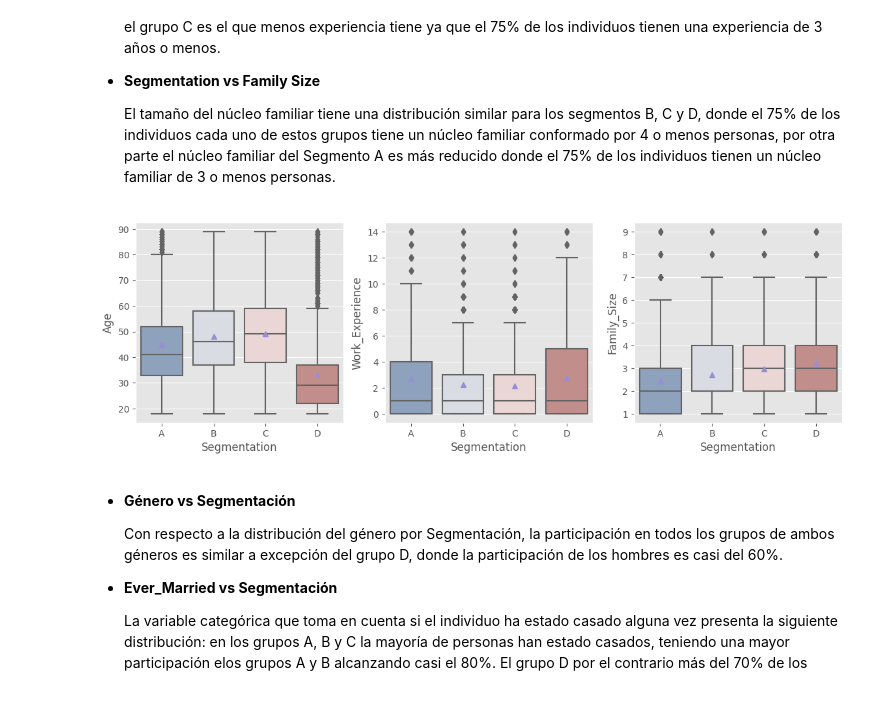
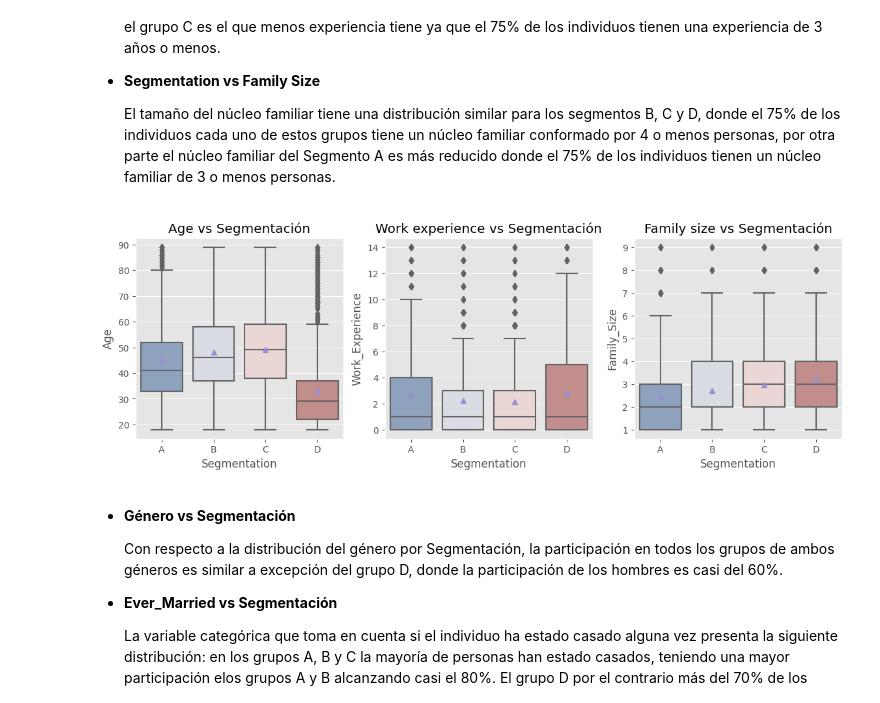
Before and after one commit to maryyuliana/fundamentos_I, a Jupyter notebook: Proyecto.ipynb, the cells around one changed output. Cells and saved outputs as stored; diff of their text form; code cells hidden in the pictures.

```diff
--- a/Proyecto.ipynb
+++ b/Proyecto.ipynb
@@ -299,21 +300,21 @@ DESCRIPCIÓN VARIABLES NUMÉRICAS VS VARIABLE DEPENDIENTE
   El tamaño del núcleo familiar tiene una distribución similar para los segmentos B, C y D, donde el 75% de los individuos cada uno de estos grupos tiene un núcleo familiar conformado por 4 o menos personas, por otra parte el núcleo familiar del Segmento A es más reducido donde el 75% de los individuos tienen un núcleo familiar de 3 o menos personas.
 # %%
 fig, (ax1 ,ax2, ax3) = plt.subplots(1,3, figsize = (14,4))
-sns.boxplot(data = train, x = 'Segmentation', y = 'Age',order = train.Segmentation.sort_values().unique(), ax = ax1, showmeans = True, palette = 'vlag')
-sns.boxplot(data = train, x = 'Segmentation', y = 'Work_Experience', order = train.Segmentation.sort_values().unique(), ax = ax2, showmeans = True,palette="vlag")
-sns.boxplot(data = train, x = 'Segmentation', y = 'Family_Size', order = train.Segmentation.sort_values().unique(), ax = ax3, showmeans = True, palette="vlag")
+sns.boxplot(data = train, x = 'Segmentation', y = 'Age',order = train.Segmentation.sort_values().unique(), ax = ax1, showmeans = True, palette = 'vlag').set(title='Age vs Segmentación')
+sns.boxplot(data = train, x = 'Segmentation', y = 'Work_Experience', order = train.Segmentation.sort_values().unique(), ax = ax2, showmeans = True,palette="vlag").set(title='Work experience vs Segmentación')
+sns.boxplot(data = train, x = 'Segmentation', y = 'Family_Size', order = train.Segmentation.sort_values().unique(), ax = ax3, showmeans = True, palette="vlag").set(title='Family size vs Segmentación')
 
 #//TODO ...poner la media como texto en cada uno de los boxplots
 # Calcular la media por categoría
 # means = train.groupby('Segmentation')[['Age', 'Work_Experience', 'Family_Size']].mean().values
 
 # Agregar líneas para la media y la mediana
 #for i in range(len(train.Segmentation.sort_values().unique())):
  #   plt.text(i, means[i], f'{means[i]:.2f}', ha='center', va='bottom', color='blue', fontsize=8)
 
 plt.show()
 # %% [output]
-[figure, old version]
+[figure, new version]
 # %% [markdown]
 * **Género vs Segmentación**
 
```
Also changed, not shown: parts of 1 cell of this notebook.
